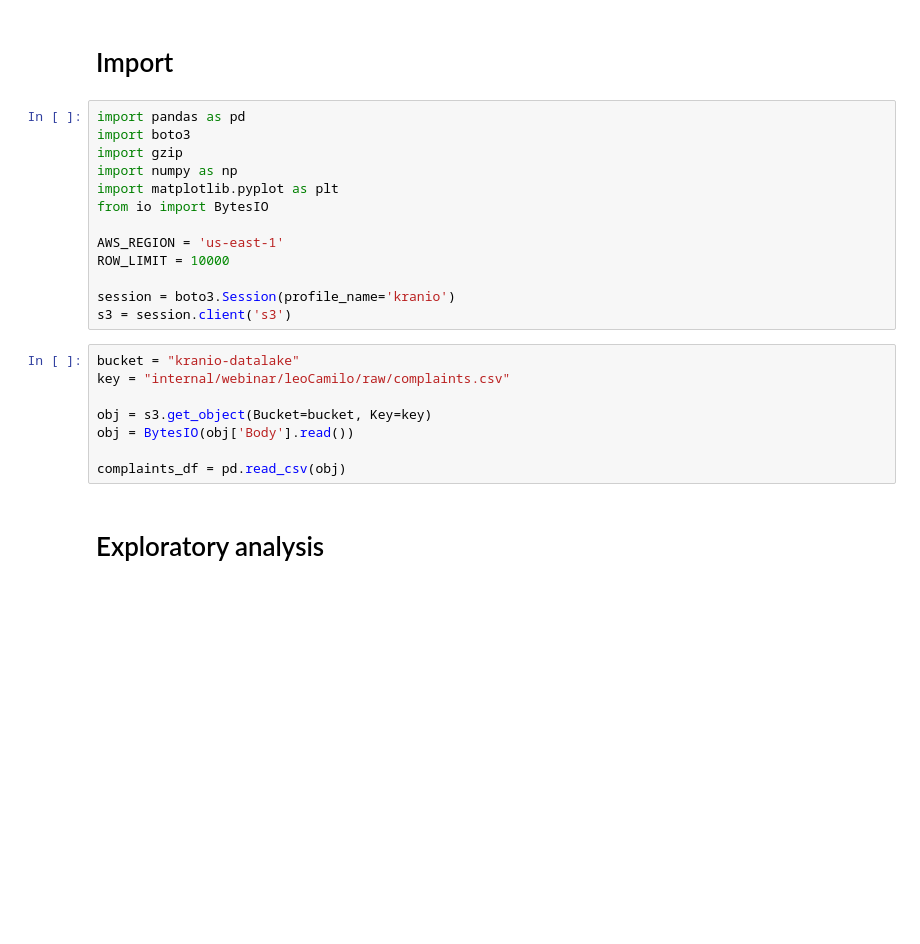
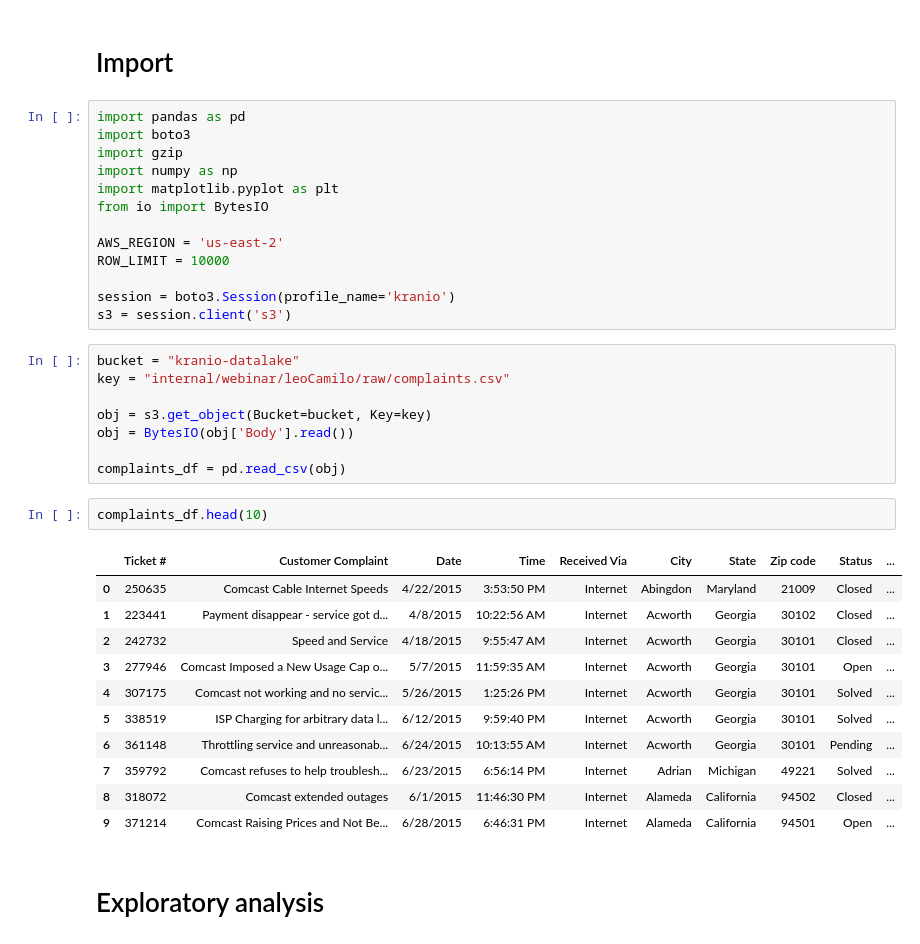
Before and after one commit to KranioIO/aws-lightweight-complaint-analysis, a Jupyter notebook: exploration/ranking-mail.ipynb, the cells around one changed output. Saved outputs shown, nothing was run; the diff lists cells and outputs as text; blank space fills up the shorter version.

```diff
--- a/exploration/ranking-mail.ipynb
+++ b/exploration/ranking-mail.ipynb
@@ -8,7 +8,7 @@ import numpy as np
 import matplotlib.pyplot as plt
 from io import BytesIO
 
-AWS_REGION = 'us-east-1'
+AWS_REGION = 'us-east-2'
 ROW_LIMIT = 10000
 
 session = boto3.Session(profile_name='kranio')
@@ -21,6 +21,20 @@ obj = s3.get_object(Bucket=bucket, Key=key)
 obj = BytesIO(obj['Body'].read())
 
 complaints_df = pd.read_csv(obj)
+# %%
+complaints_df.head(10)
+# %% [output]
+|  | Ticket # | Customer Complaint | Date | Time | Received Via | City | State | Zip code | Status | ... |
+| 0 | 250635 | Comcast Cable Internet Speeds | 4/22/2015 | 3:53:50 PM | Internet | Abingdon | Maryland | 21009 | Closed | ... |
+| 1 | 223441 | Payment disappear - service got d... | 4/8/2015 | 10:22:56 AM | Internet | Acworth | Georgia | 30102 | Closed | ... |
+| 2 | 242732 | Speed and Service | 4/18/2015 | 9:55:47 AM | Internet | Acworth | Georgia | 30101 | Closed | ... |
+| 3 | 277946 | Comcast Imposed a New Usage Cap o... | 5/7/2015 | 11:59:35 AM | Internet | Acworth | Georgia | 30101 | Open | ... |
+| 4 | 307175 | Comcast not working and no servic... | 5/26/2015 | 1:25:26 PM | Internet | Acworth | Georgia | 30101 | Solved | ... |
+| 5 | 338519 | ISP Charging for arbitrary data l... | 6/12/2015 | 9:59:40 PM | Internet | Acworth | Georgia | 30101 | Solved | ... |
+| 6 | 361148 | Throttling service and unreasonab... | 6/24/2015 | 10:13:55 AM | Internet | Acworth | Georgia | 30101 | Pending | ... |
+| 7 | 359792 | Comcast refuses to help troublesh... | 6/23/2015 | 6:56:14 PM | Internet | Adrian | Michigan | 49221 | Solved | ... |
+| 8 | 318072 | Comcast extended outages | 6/1/2015 | 11:46:30 PM | Internet | Alameda | California | 94502 | Closed | ... |
+| 9 | 371214 | Comcast Raising Prices and Not Be... | 6/28/2015 | 6:46:31 PM | Internet | Alameda | California | 94501 | Open | ... |
 # %% [markdown]
 # Exploratory analysis
 # %%
```
Also changed, not shown: 9 other files.
